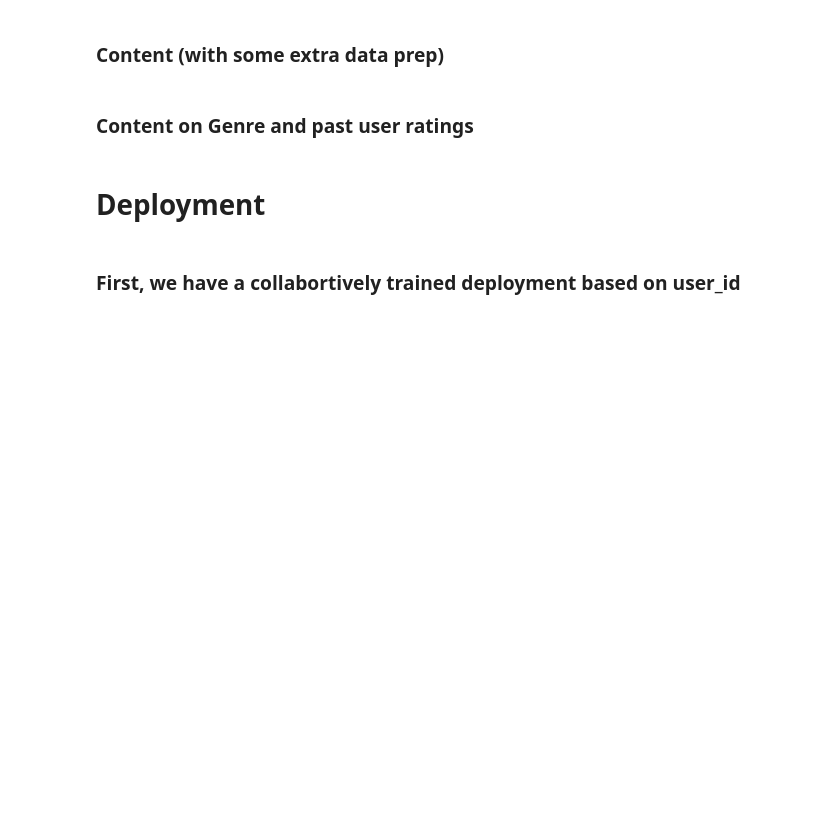
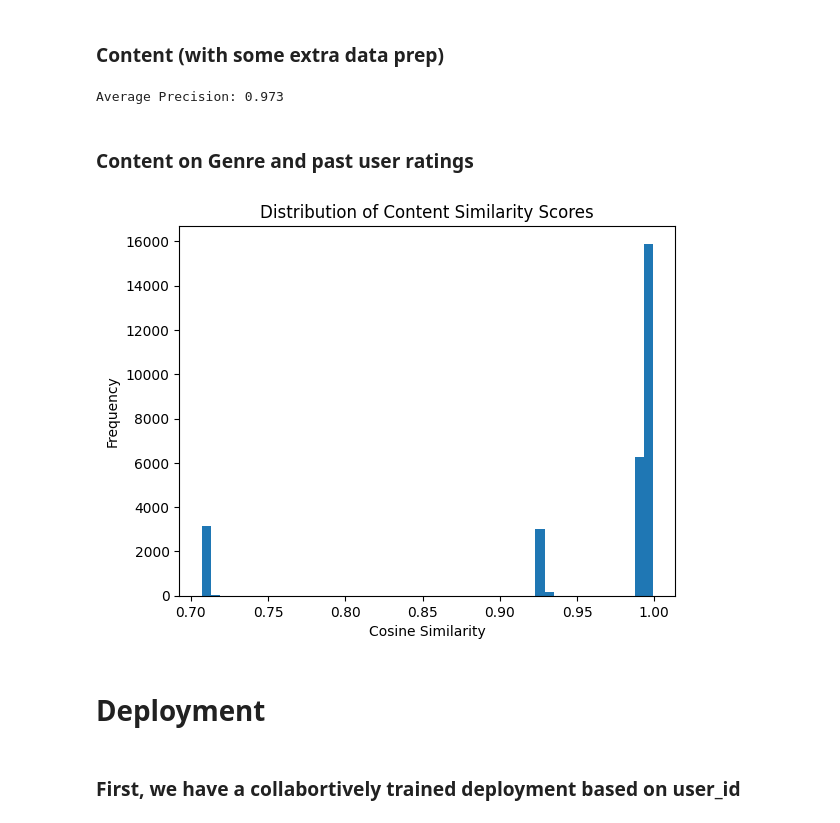
Before and after one commit to TaytGodwin/INTEX2025, a Jupyter notebook: ml_python/home_page.ipynb, the cells around one changed output. Drawn from its saved outputs; the diff is of its cells as text; code cells hidden in the pictures; blank space fills up the shorter version.

```diff
--- a/ml_python/home_page.ipynb
+++ b/ml_python/home_page.ipynb
@@ -201,6 +245,11 @@ feature_matrix = pd.concat([
 feature_matrix.index = df_titles['show_id']
 content_similarity = cosine_similarity(feature_matrix)
 content_sim_df = pd.DataFrame(content_similarity, index=feature_matrix.index, columns=feature_matrix.index)
+# %%
+precision = precision_at_k(content_sim_df, df_titles, genre_cols, k=5)
+print(f"Average Precision: {precision:.3f}")
+# %% [output]
+Average Precision: 0.973
 # %% [markdown]
 ### Content on Genre and past user ratings
 # %%
@@ -237,6 +286,18 @@ for idx, row in df_full.iterrows():
 
 # Step 5: Convert to DataFrame
 df_genre_recs = pd.DataFrame(recs)
+# %%
+# Flatten the similarity matrix and remove self-similarity values (near 1.0)
+sim_values = content_sim_df.values.flatten()
+sim_values = sim_values[sim_values < 0.999]
+
+plt.hist(sim_values, bins=50)
+plt.xlabel("Cosine Similarity")
+plt.ylabel("Frequency")
+plt.title("Distribution of Content Similarity Scores")
+plt.show()
+# %% [output]
+[figure, added]
 # %% [markdown]
 # Deployment
 # %% [markdown]
```
Also changed, not shown: parts of 3 cells of this notebook, 1 other file.
